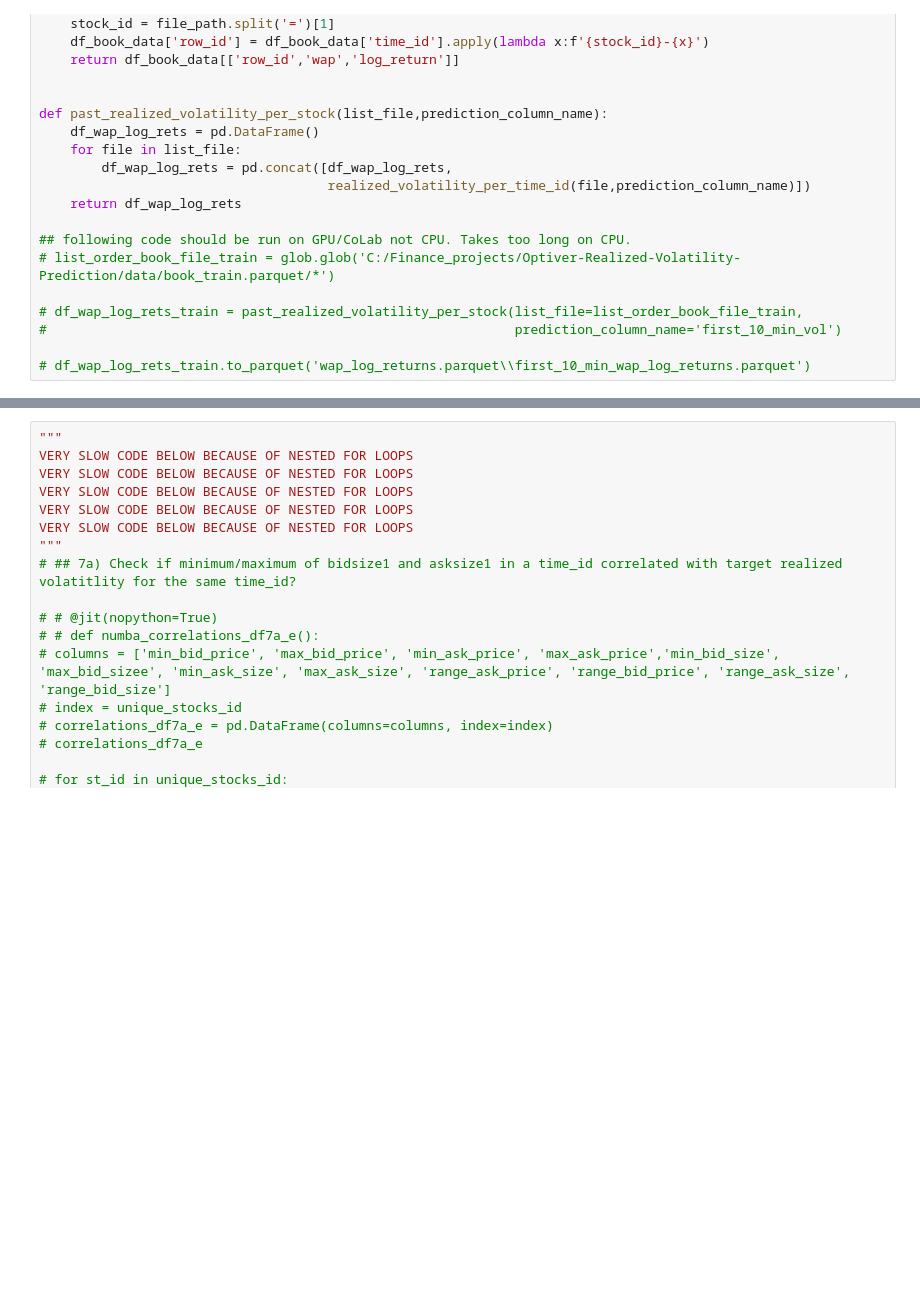
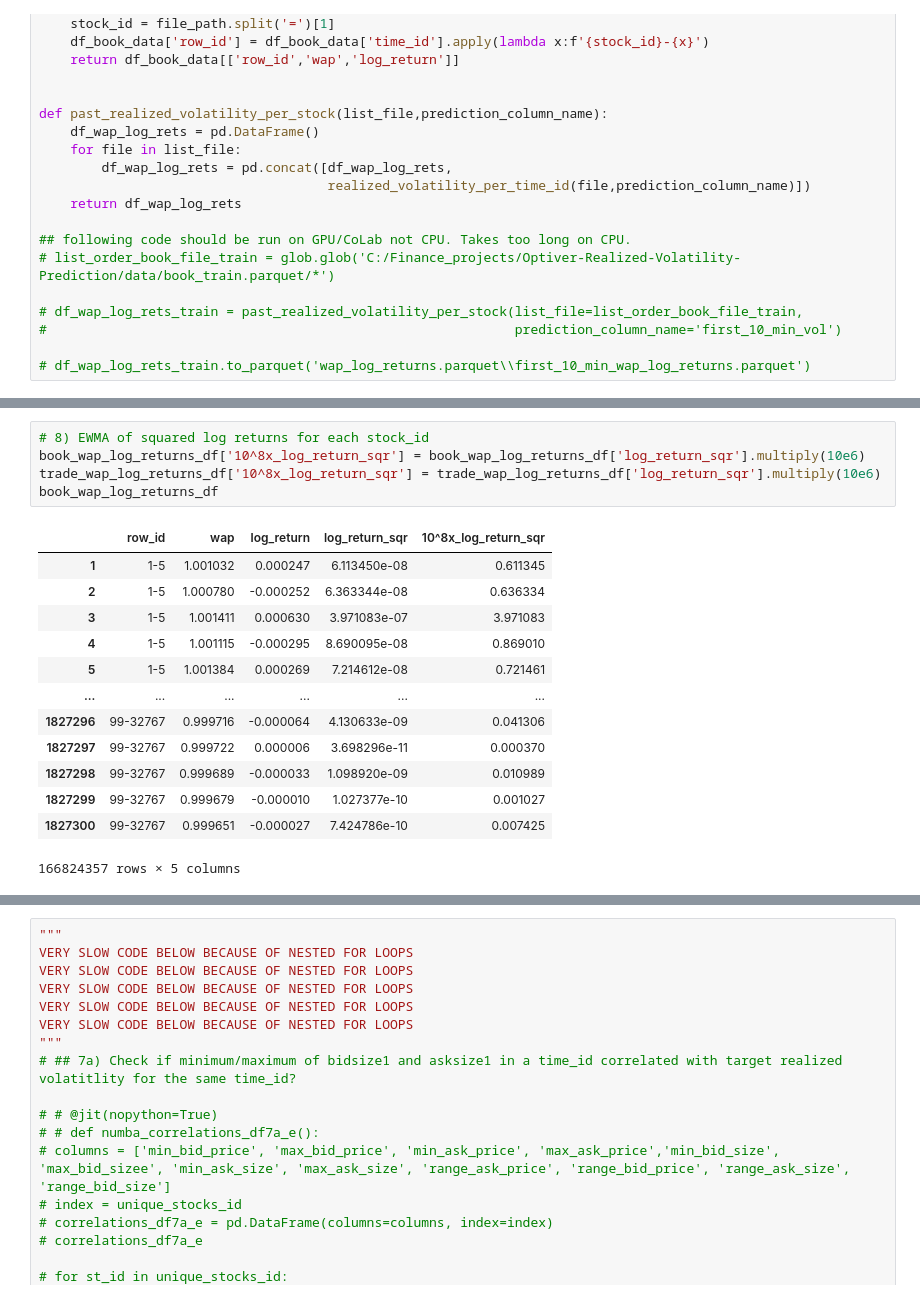
Before and after one commit to JosePeeterson/Optiver-Realized-Volatility-Prediction, a Jupyter notebook: src/Exploratory_Data_Analysis/features_eda_within_stocks.ipynb, the cells around one changed output, grey strips where cells are left out. Cells and saved outputs as stored; diff of their text form; blank space fills up the shorter version.

```diff
--- a/src/Exploratory_Data_Analysis/features_eda_within_stocks.ipynb
+++ b/src/Exploratory_Data_Analysis/features_eda_within_stocks.ipynb
@@ -654,0 +660,19 @@ trade_wap_log_returns_df = trade_wap_log_returns_df.rename(columns={'log_return'
+# %%
+# 8) EWMA of squared log returns for each stock_id
+book_wap_log_returns_df['10^8x_log_return_sqr'] = book_wap_log_returns_df['log_return_sqr'].multiply(10e6)
+trade_wap_log_returns_df['10^8x_log_return_sqr'] = trade_wap_log_returns_df['log_return_sqr'].multiply(10e6)
+book_wap_log_returns_df
+# %% [output]
+|  | row_id | wap | log_return | log_return_sqr | 10^8x_log_return_sqr |
+| 1 | 1-5 | 1.001032 | 0.000247 | 6.113450e-08 | 0.611345 |
+| 2 | 1-5 | 1.000780 | -0.000252 | 6.363344e-08 | 0.636334 |
+| 3 | 1-5 | 1.001411 | 0.000630 | 3.971083e-07 | 3.971083 |
+| 4 | 1-5 | 1.001115 | -0.000295 | 8.690095e-08 | 0.869010 |
+| 5 | 1-5 | 1.001384 | 0.000269 | 7.214612e-08 | 0.721461 |
+| ... | ... | ... | ... | ... | ... |
+| 1827296 | 99-32767 | 0.999716 | -0.000064 | 4.130633e-09 | 0.041306 |
+| 1827297 | 99-32767 | 0.999722 | 0.000006 | 3.698296e-11 | 0.000370 |
+| 1827298 | 99-32767 | 0.999689 | -0.000033 | 1.098920e-09 | 0.010989 |
+| 1827299 | 99-32767 | 0.999679 | -0.000010 | 1.027377e-10 | 0.001027 |
+| 1827300 | 99-32767 | 0.999651 | -0.000027 | 7.424786e-10 | 0.007425 |
+166824357 rows × 5 columns
```
Also changed, not shown: parts of 8 cells of this notebook, 2 other files.
